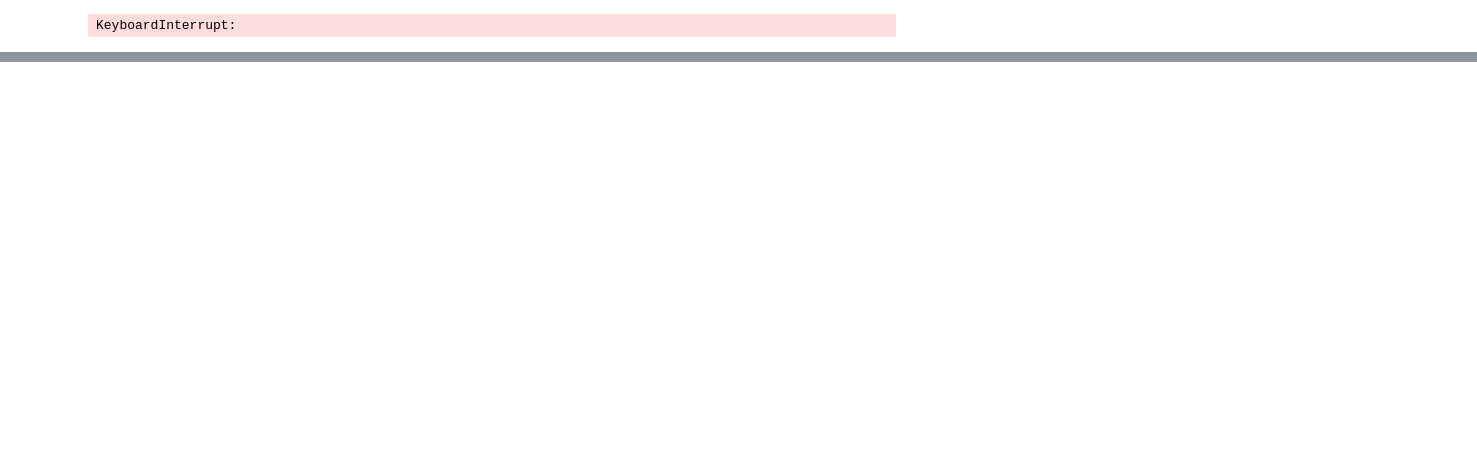
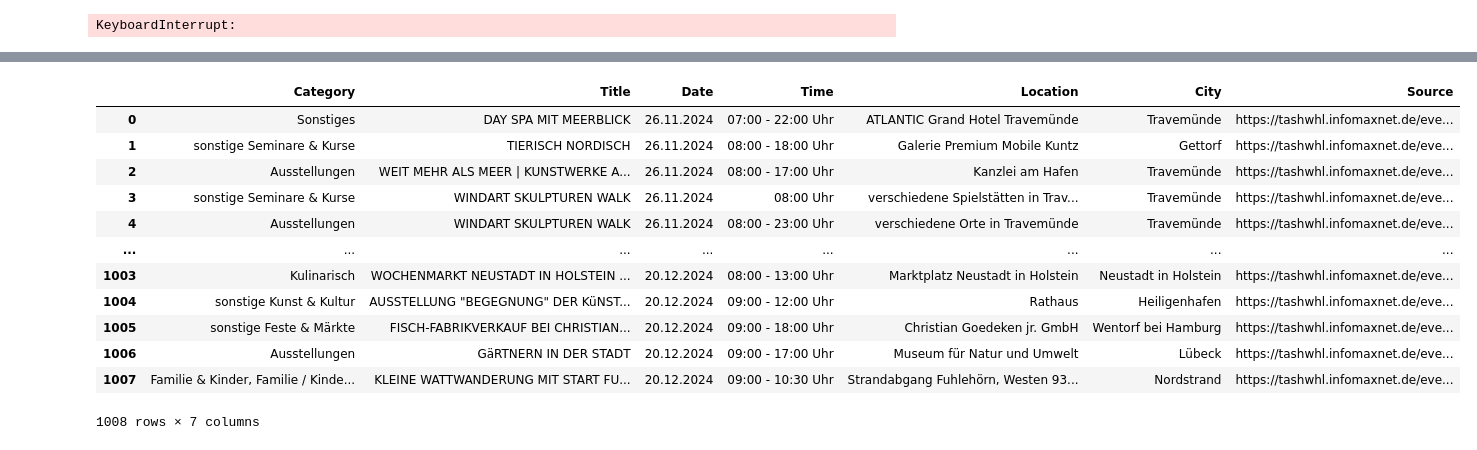
Before and after one commit to heansuh/Event-Calendar, a Jupyter notebook: scrapers/sh-tourismus.ipynb, the cells around one changed output, grey strips where cells are left out. Saved outputs shown, nothing was run; the diff lists cells and outputs as text; code cells hidden in the pictures; blank space fills up the shorter version.

```diff
--- a/scrapers/sh-tourismus.ipynb
+++ b/scrapers/sh-tourismus.ipynb
@@ -152,0 +297,18 @@ df.to_csv("Scraped_Events_Schleswig_Holstein")
+# %%
+df_raw = scrape_sh_tourismus(0)
+# %%
+df_raw
+# %% [output]
+|  | Category | Title | Date | Time | Location | City | Source |
+| 0 | Sonstiges | DAY SPA MIT MEERBLICK | 26.11.2024 | 07:00 - 22:00 Uhr | ATLANTIC Grand Hotel Travemünde | Travemünde | https://tashwhl.infomaxnet.de/eve... |
+| 1 | sonstige Seminare & Kurse | TIERISCH NORDISCH | 26.11.2024 | 08:00 - 18:00 Uhr | Galerie Premium Mobile Kuntz | Gettorf | https://tashwhl.infomaxnet.de/eve... |
+| 2 | Ausstellungen | WEIT MEHR ALS MEER | KUNSTWERKE A... | 26.11.2024 | 08:00 - 17:00 Uhr | Kanzlei am Hafen | Travemünde | https://tashwhl.infomaxnet.de/eve... |
+| 3 | sonstige Seminare & Kurse | WINDART SKULPTUREN WALK | 26.11.2024 | 08:00 Uhr | verschiedene Spielstätten in Trav... | Travemünde | https://tashwhl.infomaxnet.de/eve... |
+| 4 | Ausstellungen | WINDART SKULPTUREN WALK | 26.11.2024 | 08:00 - 23:00 Uhr | verschiedene Orte in Travemünde | Travemünde | https://tashwhl.infomaxnet.de/eve... |
+| ... | ... | ... | ... | ... | ... | ... | ... |
+| 1003 | Kulinarisch | WOCHENMARKT NEUSTADT IN HOLSTEIN ... | 20.12.2024 | 08:00 - 13:00 Uhr | Marktplatz Neustadt in Holstein | Neustadt in Holstein | https://tashwhl.infomaxnet.de/eve... |
+| 1004 | sonstige Kunst & Kultur | AUSSTELLUNG "BEGEGNUNG" DER KüNST... | 20.12.2024 | 09:00 - 12:00 Uhr | Rathaus | Heiligenhafen | https://tashwhl.infomaxnet.de/eve... |
+| 1005 | sonstige Feste & Märkte | FISCH-FABRIKVERKAUF BEI CHRISTIAN... | 20.12.2024 | 09:00 - 18:00 Uhr | Christian Goedeken jr. GmbH | Wentorf bei Hamburg | https://tashwhl.infomaxnet.de/eve... |
+| 1006 | Ausstellungen | GäRTNERN IN DER STADT | 20.12.2024 | 09:00 - 17:00 Uhr | Museum für Natur und Umwelt | Lübeck | https://tashwhl.infomaxnet.de/eve... |
+| 1007 | Familie & Kinder, Familie / Kinde... | KLEINE WATTWANDERUNG MIT START FU... | 20.12.2024 | 09:00 - 10:30 Uhr | Strandabgang Fuhlehörn, Westen 93... | Nordstrand | https://tashwhl.infomaxnet.de/eve... |
+1008 rows × 7 columns
```
Also changed, not shown: parts of 24 cells of this notebook.
